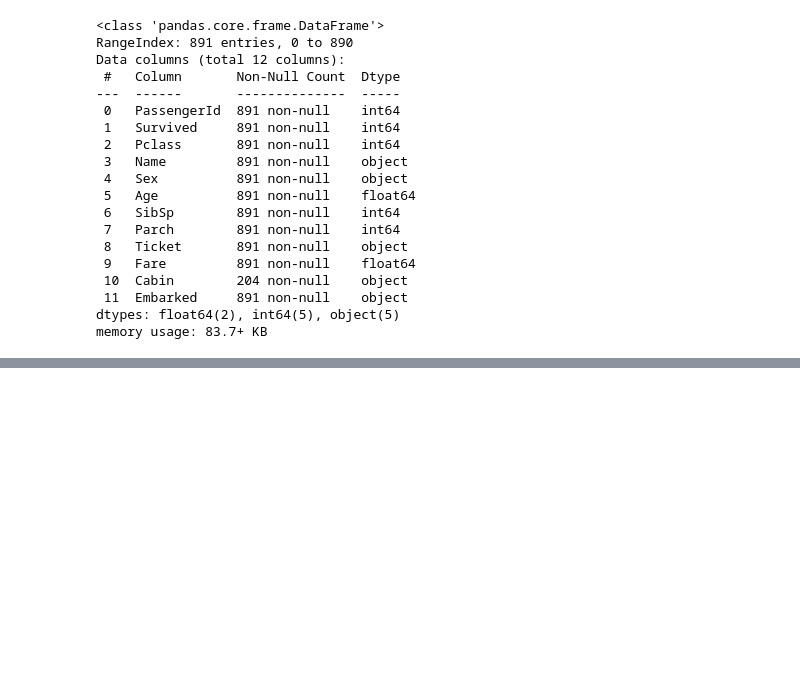
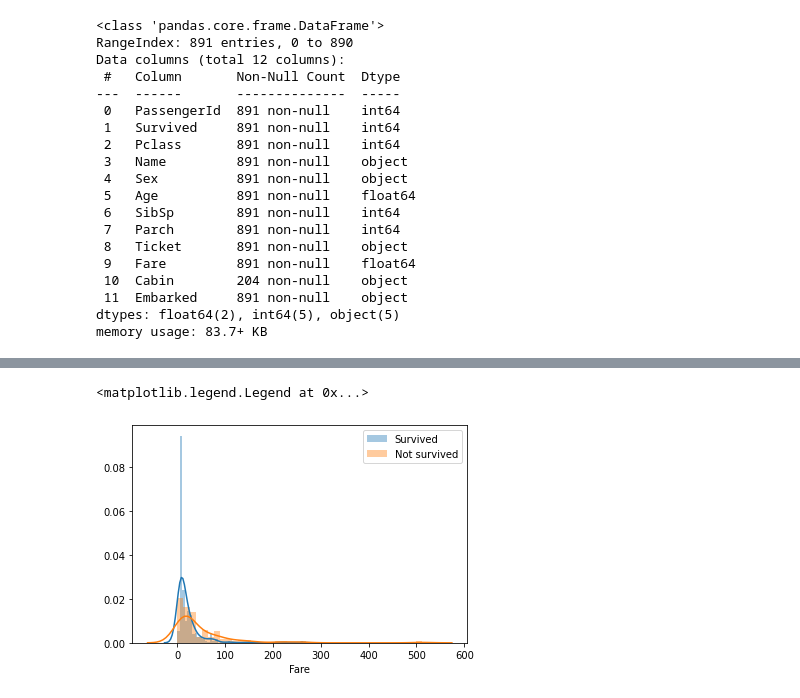
Before and after one commit to Jaiganesh-MK/Kaggle-ML, a Jupyter notebook: Untitled-1.ipynb, the cells around one changed output, grey strips where cells are left out. Cells and saved outputs as stored; diff of their text form; code cells hidden in the pictures; blank space fills up the shorter version.

```diff
--- a/Untitled-1.ipynb
+++ b/Untitled-1.ipynb
@@ -209,3 +210,12 @@ train
 | 889 | 890 | 1 | 1 | Behr, Mr. Karl Howell | 1 | 26.0 | 0 | 0 | 111369 | 30.0000 | ... |
 | 890 | 891 | 0 | 3 | Dooley, Mr. Patrick | 1 | 32.0 | 0 | 0 | 370376 | 7.7500 | ... |
 891 rows × 12 columns
+# %%
+train=train.drop(['PassengerId'],axis=1)
+# %%
+train=train.drop(['Name'],axis=1)
+train=train.drop(['Ticket'],axis=1)
+train=train.drop(['Cabin'],axis=1)
+# %%
+train['Age']=train['Age'].astype(int)
+train['Age'].describe()
@@ -211,0 +232,10 @@ train
+# %%
+train['Age'][train['Age']<=10]=0
+train['Age'][(train['Age']>10)&(train['Age']<=17)]=1
+train['Age'][(train['Age']>17)&(train['Age']<=25)]=2
+train['Age'][(train['Age']>25)&(train['Age']<=30)]=3
+train['Age'][(train['Age']>30)&(train['Age']<=35)]=4
+train['Age'][(train['Age']>35)&(train['Age']<=40)]=5
+train['Age'][(train['Age']>40)&(train['Age']<=50)]=6
+train['Age'][(train['Age']>50)&(train['Age']<=65)]=7
+train['Age'][(train['Age']>65)&(train['Age']<=80)]=8
@@ -211,0 +258,8 @@ train
+# %%
+train['Fare']=train['Fare'].astype(int)
+fare_fig=sns.distplot(train['Fare'][train['Survived']==0],label='Survived')
+fare_fig=sns.distplot(train['Fare'][train['Survived']==1],label='Not survived')
+fare_fig.legend()
+# %% [output]
+<matplotlib.legend.Legend at 0x...>
+[figure, added]
```
Also changed, not shown: parts of 24 cells of this notebook.
